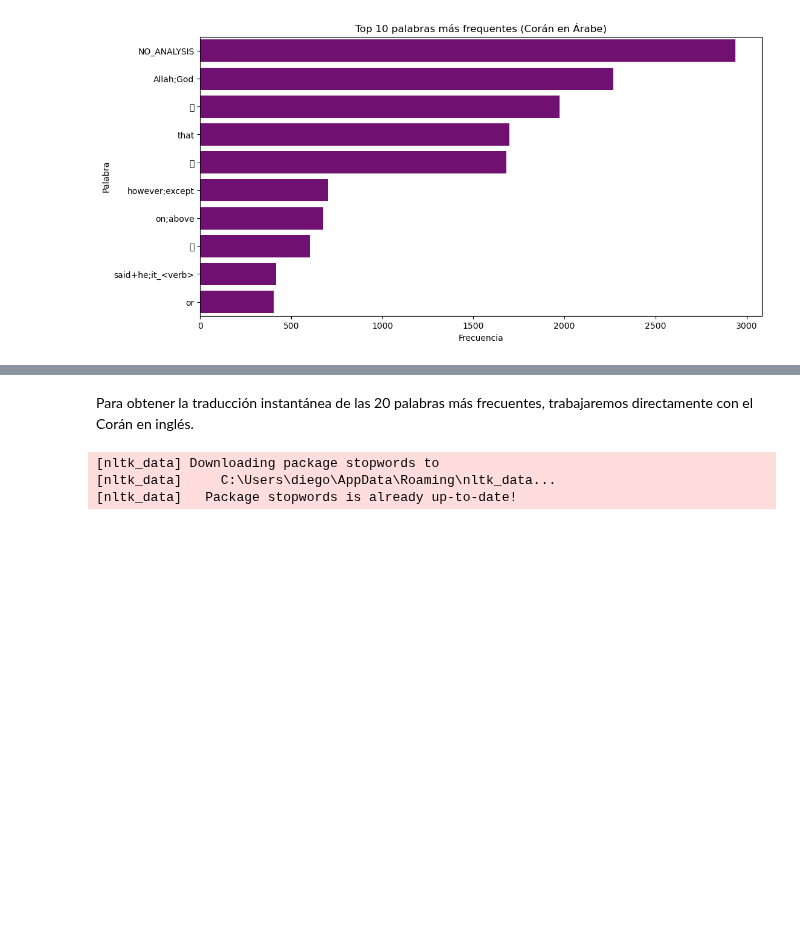
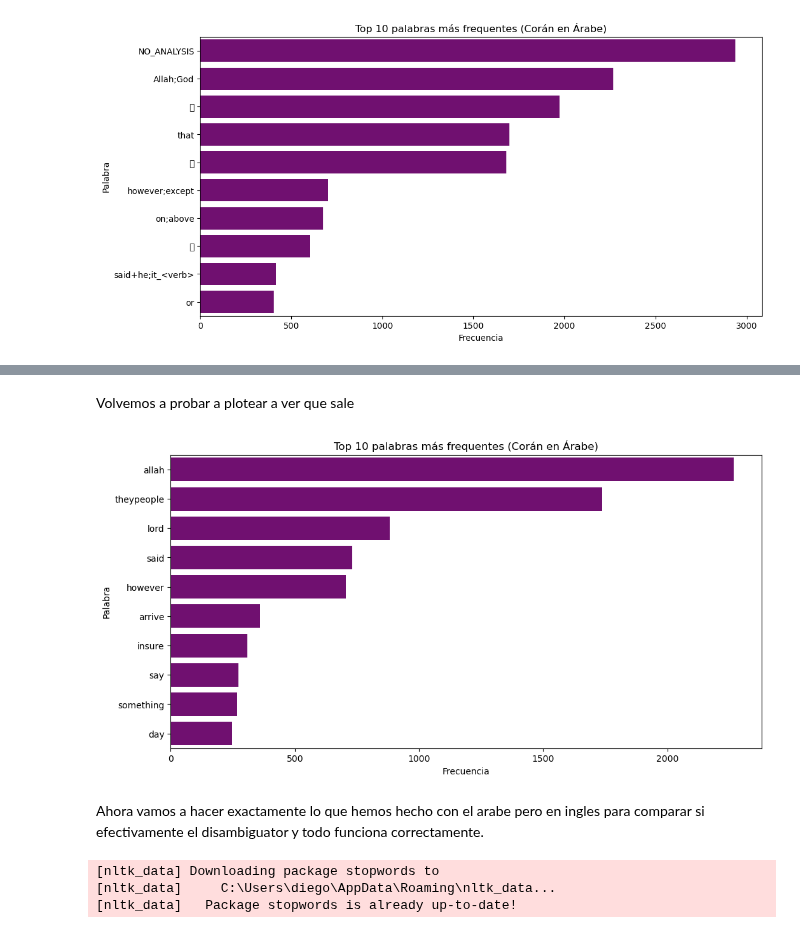
Before and after one commit to UnaiOlaiz/NLP-Group-Project, a Jupyter notebook: src/E1 - Análisis de los Datos.ipynb, the cells around one changed output, grey strips where cells are left out. Saved outputs shown, nothing was run; the diff lists cells and outputs as text; code cells hidden in the pictures; blank space fills up the shorter version.

Commit message:
fin del analisis + pregunta
Pregunta: Porque usamos sentence trasnformer para crear los embeddings en vez de festText que se adapta mejor a morfologias dificiles

```diff
--- a/src/E1 - Análisis de los Datos.ipynb
+++ b/src/E1 - Análisis de los Datos.ipynb
@@ -238,5 +293,19 @@ plt.show()
+# %% [markdown]
+Volvemos a probar a plotear a ver que sale
+# %%
+top10_gloss = freq_gloss.most_common(10)
+palabras, frequencias = zip(*top10_gloss)
+
+plt.figure(figsize=(12,6))
+sns.barplot(x=list(frequencias), y=list(palabras), color="purple")
+plt.title("Top 10 palabras más frequentes (Corán en Árabe)")
+plt.xlabel("Frecuencia")
+plt.ylabel("Palabra")
+plt.show()
+# %% [output]
+[figure, added]
 # %% [markdown]
-Para obtener la traducción instantánea de las 20 palabras más frecuentes, trabajaremos directamente con el Corán en inglés.
+Ahora vamos a hacer exactamente lo que hemos hecho con el arabe pero en ingles para comparar si efectivamente el disambiguator y todo funciona correctamente.
 # %%
 eng_q = pd.read_csv('../data/raw_data/english_quran.txt',
                     sep="|",
```
Also changed, not shown: parts of 4 cells of this notebook, 1 other file.
